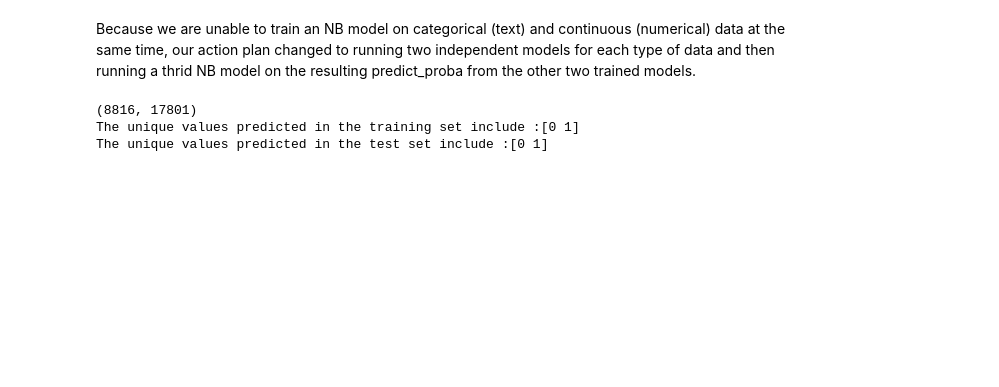
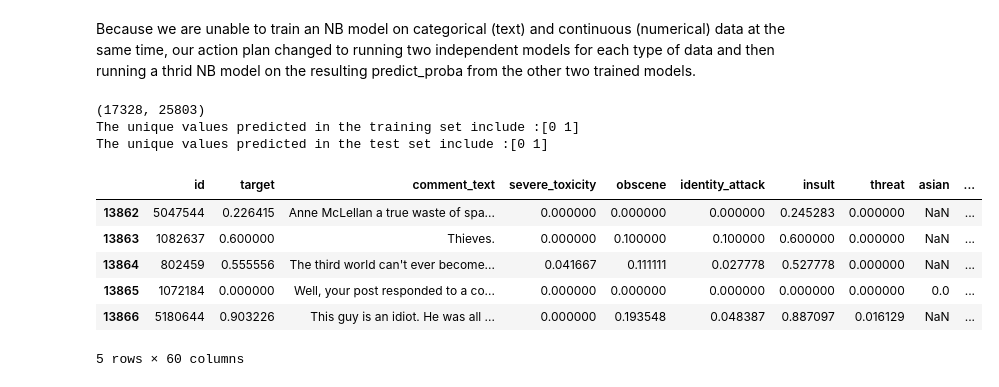
Before and after one commit to natashamathur/no_hate_all_love, a Jupyter notebook: nb_backup.ipynb, the cells around one changed output. Drawn from its saved outputs; the diff is of its cells as text; code cells hidden in the pictures; blank space fills up the shorter version.

Commit message:
first completed iteration of naive  bayes model

```diff
--- a/nb_backup.ipynb
+++ b/nb_backup.ipynb
@@ -211 +206,4 @@ nontoxic = subset_train_sample1[subset_train_sample1.cat == 0]
+# %%
+toxic = train_sample1[train_sample1.toxicity_category == 1]
+nontoxic = train_sample1[train_sample1.toxicity_category == 0]
 # %%
@@ -215,8 +213,8 @@ subset_train_sample1.shape, toxic.shape, nontoxic.shape
 # %% [markdown]
 Reshaping the dataset to be include an equal number of toxic and nontoxic samples
 # %%
-sample_df = toxic.append(toxic).append(nontoxic.sample(2204*2))
-sample_df = sample_df.sample(frac=1).reset_index(drop=True)
+prepared_df = toxic.append(toxic).append(nontoxic.sample(len(toxic)*2))
+prepared_df = prepared_df.sample(frac=1).reset_index(drop=True)
 
-print(sample_df.cat.value_counts())
+print(prepared_df.toxicity_category.value_counts())
 # %% [output]
@@ -249,7 +226,7 @@ Because we are unable to train an NB model on categorical (text) and continuous
 # %%
 def run_model(model_df, train_perc=.80, addtl_feats =[''], model_type = "Multi",
               num_iter = 10, should_print=False, see_inside=False, comments="comment_text",
-             target='cat'):
+             target='toxicity_category'):
 
     train_start = 0
     train_end = round(model_df.shape[0]*train_perc)
@@ -326,14 +303,24 @@ def run_model(model_df, train_perc=.80, addtl_feats =[''], model_type = "Multi",
     else:
         return clf, accuracy, preds_for_train, predicted, output
 # %%
-clf1, accuracy, preds_for_train, predicted , output = run_model(sample_df, comments = "cleaned_lancaster", should_print=False)
+clf1, accuracy, preds_for_train, predicted , output = run_model(prepared_df, comments = "cleaned_lancaster", should_print=False)
 
 print("The unique values predicted in the training set include :" + str(np.unique(preds_for_train)))
 print("The unique values predicted in the test set include :" + str(np.unique(predicted)))
 # %% [output]
-(8816, 17801)
+(17328, 25803)
 The unique values predicted in the training set include :[0 1]
 The unique values predicted in the test set include :[0 1]
+# %%
+output.head()
+# %% [output]
+|  | id | target | comment_text | severe_toxicity | obscene | identity_attack | insult | threat | asian | ... |
+| 13862 | 5047544 | 0.226415 | Anne McLellan a true waste of spa... | 0.000000 | 0.000000 | 0.000000 | 0.245283 | 0.000000 | NaN | ... |
+| 13863 | 1082637 | 0.600000 | Thieves. | 0.000000 | 0.100000 | 0.100000 | 0.600000 | 0.000000 | NaN | ... |
+| 13864 | 802459 | 0.555556 | The third world can't ever become... | 0.041667 | 0.111111 | 0.027778 | 0.527778 | 0.000000 | NaN | ... |
+| 13865 | 1072184 | 0.000000 | Well, your post responded to a co... | 0.000000 | 0.000000 | 0.000000 | 0.000000 | 0.000000 | 0.0 | ... |
+| 13866 | 5180644 | 0.903226 | This guy is an idiot. He was all ... | 0.000000 | 0.193548 | 0.048387 | 0.887097 | 0.016129 | NaN | ... |
+5 rows × 60 columns
 # %%
 output.y_test.value_counts()
 # %% [output]
```
Also changed, not shown: parts of 40 cells of this notebook.
